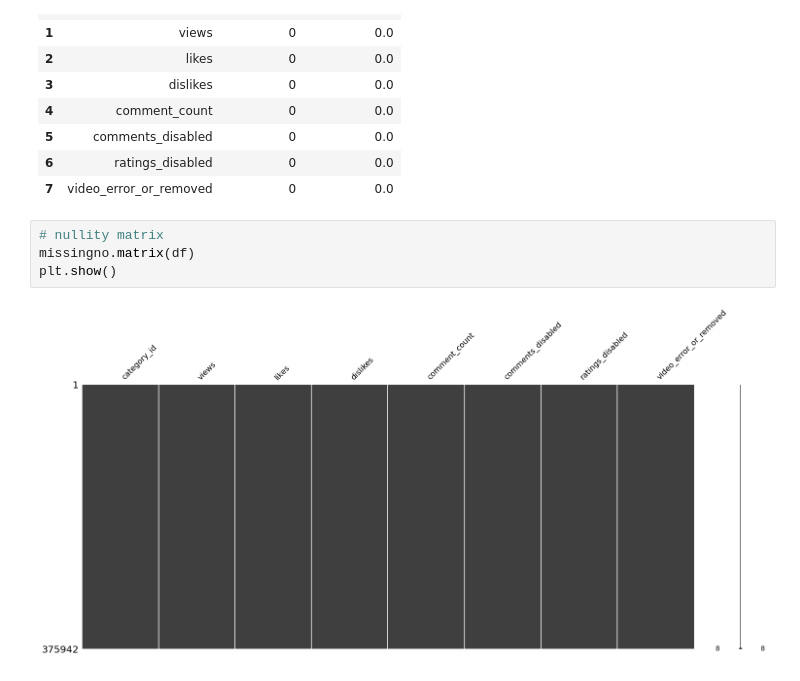
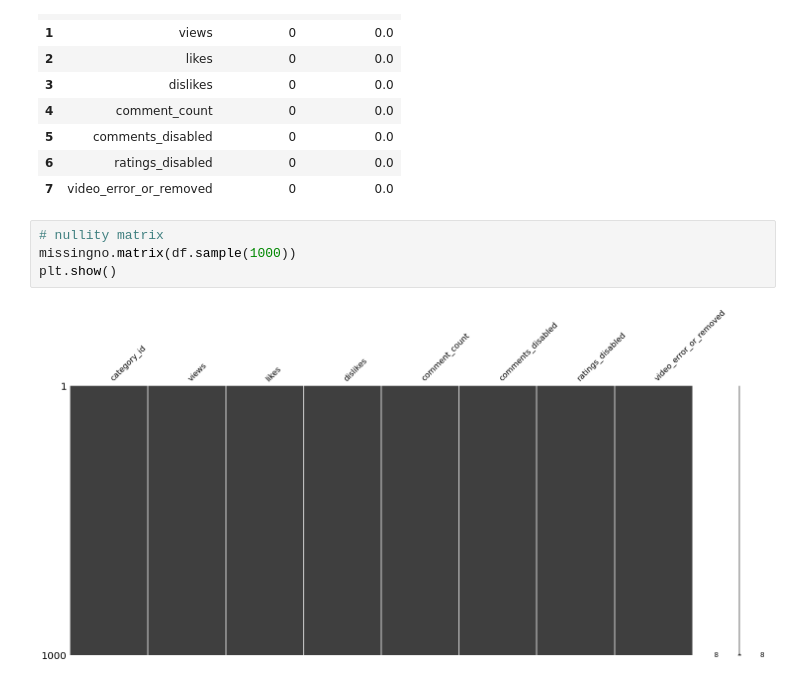
Before and after one commit to ashen007/youtube_trending, a Jupyter notebook: trending.ipynb, the cells around one changed output. Saved outputs shown, nothing was run; the diff lists cells and outputs as text.

```diff
--- a/trending.ipynb
+++ b/trending.ipynb
@@ -229,7 +230,7 @@ missing_info
 | 7 | video_error_or_removed | 0 | 0.0 |
 # %%
 # nullity matrix
-missingno.matrix(df)
+missingno.matrix(df.sample(1000))
 plt.show()
 # %% [output]
-[figure, old version]
+[figure, new version]
```
Also changed, not shown: parts of 6 cells of this notebook.
